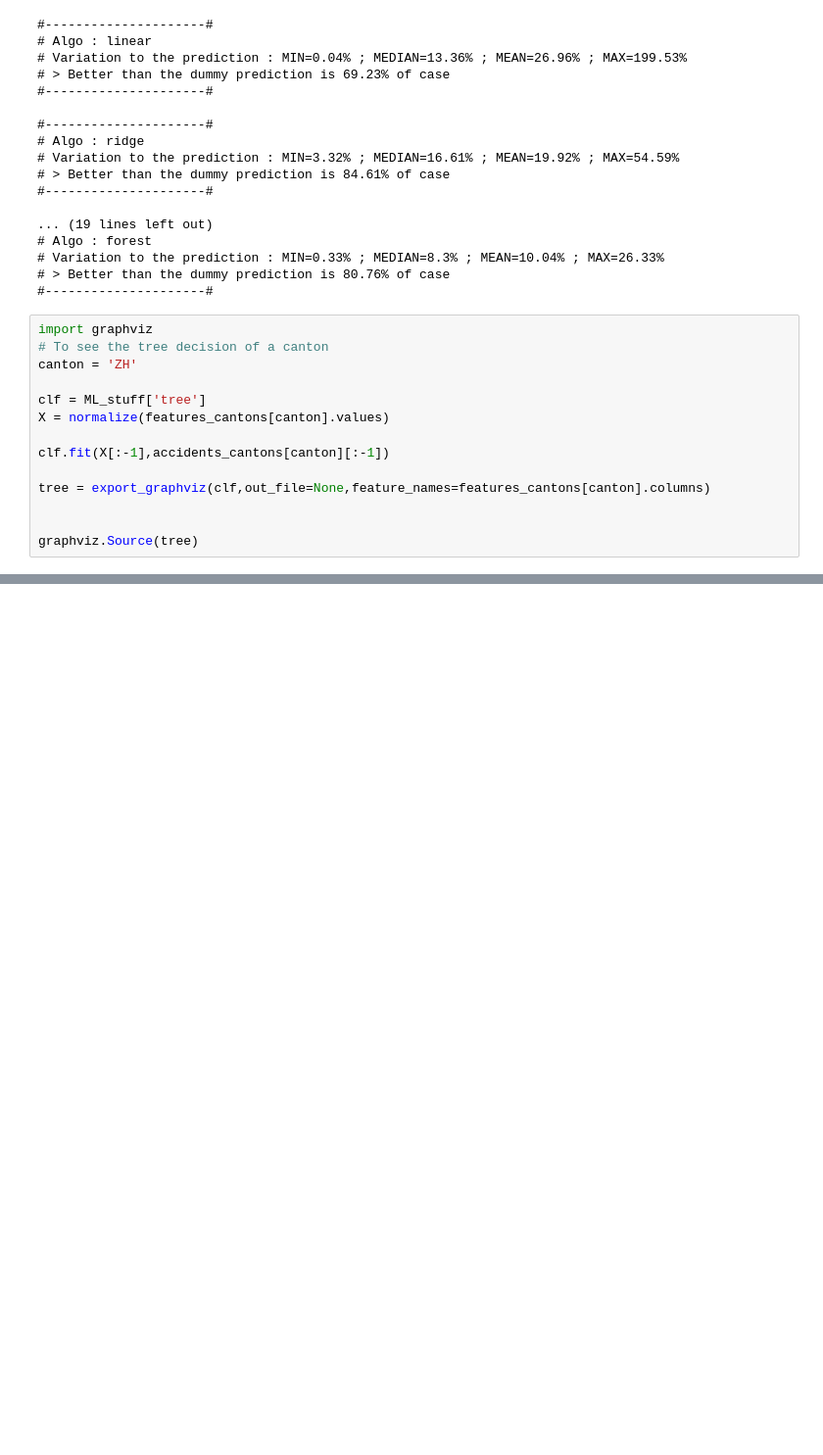
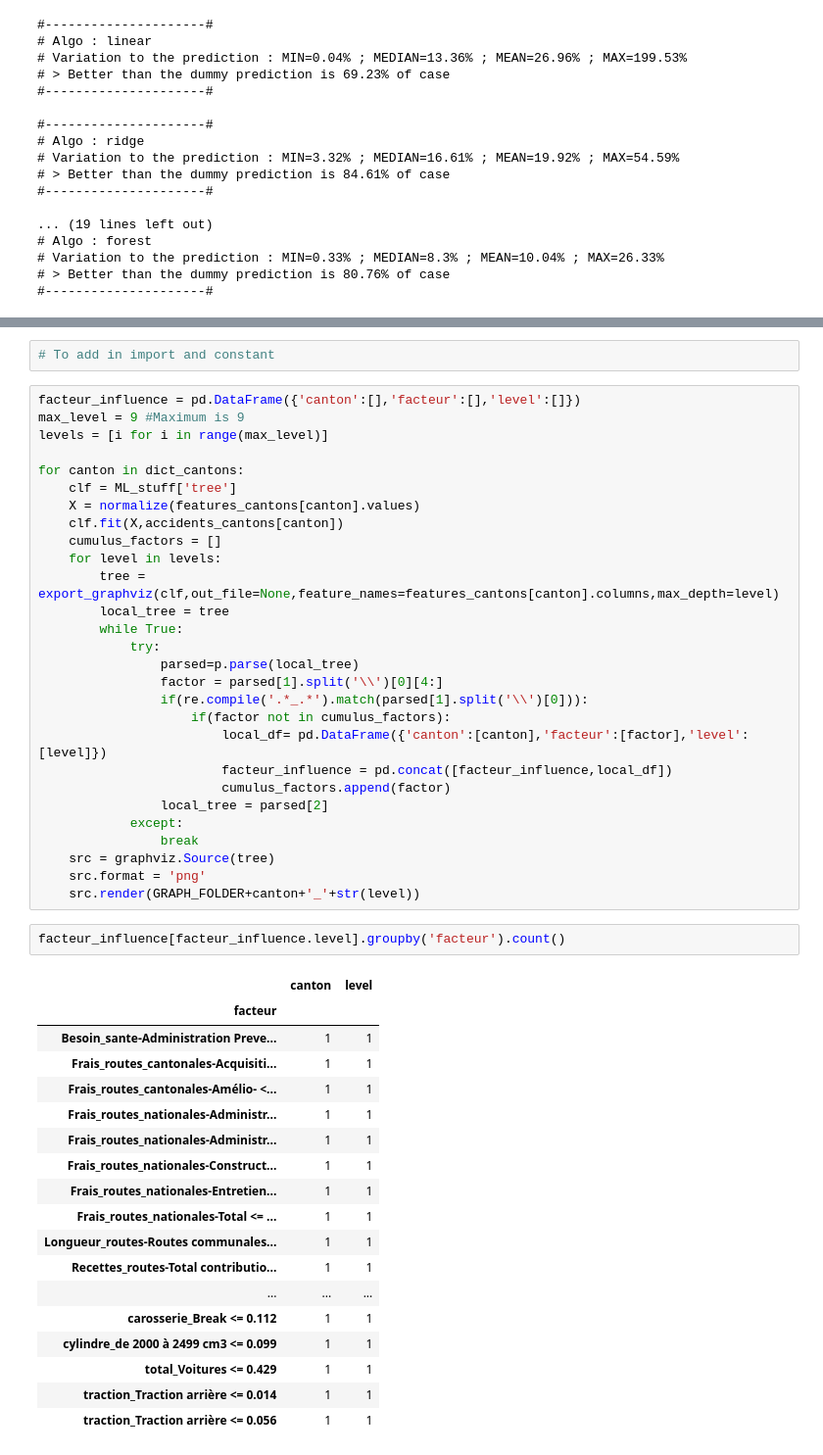
Before and after one commit to epfl-ada-2018/project-pizzafels, a Jupyter notebook: Working Notebooks/1. Prediction-cantons.ipynb, the cells around one changed output, grey strips where cells are left out. Shown at 98% size. Saved outputs shown, nothing was run; the diff lists cells and outputs as text; blank space fills up the shorter version.

```diff
--- a/Working Notebooks/1. Prediction-cantons.ipynb
+++ b/Working Notebooks/1. Prediction-cantons.ipynb
@@ -539,17 +518,3 @@ for algo in ML_stuff:
 # Variation to the prediction : MIN=0.33% ; MEDIAN=8.3% ; MEAN=10.04% ; MAX=26.33%
 # > Better than the dummy prediction is 80.76% of case
 #---------------------#
-# %%
-import graphviz
-# To see the tree decision of a canton
-canton = 'ZH'
-
-clf = ML_stuff['tree']
-X = normalize(features_cantons[canton].values)
-
-clf.fit(X[:-1],accidents_cantons[canton][:-1])
-
-tree = export_graphviz(clf,out_file=None,feature_names=features_cantons[canton].columns)
-
-
-graphviz.Source(tree)
@@ -557,0 +523,51 @@ graphviz.Source(tree)
+# %%
+# To add in import and constant
+# %%
+facteur_influence = pd.DataFrame({'canton':[],'facteur':[],'level':[]})
+max_level = 9 #Maximum is 9
+levels = [i for i in range(max_level)]
+
+for canton in dict_cantons:
+    clf = ML_stuff['tree']
+    X = normalize(features_cantons[canton].values)
+    clf.fit(X,accidents_cantons[canton])
+    cumulus_factors = []
+    for level in levels:
+        tree = export_graphviz(clf,out_file=None,feature_names=features_cantons[canton].columns,max_depth=level)
+        local_tree = tree
+        while True:
+            try:
+                parsed=p.parse(local_tree)
+                factor = parsed[1].split('\\')[0][4:]
+                if(re.compile('.*_.*').match(parsed[1].split('\\')[0])):
+                    if(factor not in cumulus_factors):
+                        local_df= pd.DataFrame({'canton':[canton],'facteur':[factor],'level':[level]})
+                        facteur_influence = pd.concat([facteur_influence,local_df])
+                        cumulus_factors.append(factor)
+                local_tree = parsed[2]
+            except:
+                break
+    src = graphviz.Source(tree)
+    src.format = 'png'
+    src.render(GRAPH_FOLDER+canton+'_'+str(level))
+# %%
+facteur_influence[facteur_influence.level].groupby('facteur').count()
+# %% [output]
+|  | canton | level |
+| facteur |  |  |
+| Besoin_sante-Administration Preve... | 1 | 1 |
+| Frais_routes_cantonales-Acquisiti... | 1 | 1 |
+| Frais_routes_cantonales-Amélio- <... | 1 | 1 |
+| Frais_routes_nationales-Administr... | 1 | 1 |
+| Frais_routes_nationales-Administr... | 1 | 1 |
+| Frais_routes_nationales-Construct... | 1 | 1 |
+| Frais_routes_nationales-Entretien... | 1 | 1 |
+| Frais_routes_nationales-Total <= ... | 1 | 1 |
+| Longueur_routes-Routes communales... | 1 | 1 |
+| Recettes_routes-Total contributio... | 1 | 1 |
+| ... | ... | ... |
+| carosserie_Break <= 0.112 | 1 | 1 |
+| cylindre_de 2000 à 2499 cm3 <= 0.099 | 1 | 1 |
+| total_Voitures <= 0.429 | 1 | 1 |
+| traction_Traction arrière <= 0.014 | 1 | 1 |
+| traction_Traction arrière <= 0.056 | 1 | 1 |
```
Also changed, not shown: parts of 11 cells of this notebook, 55 other files.
